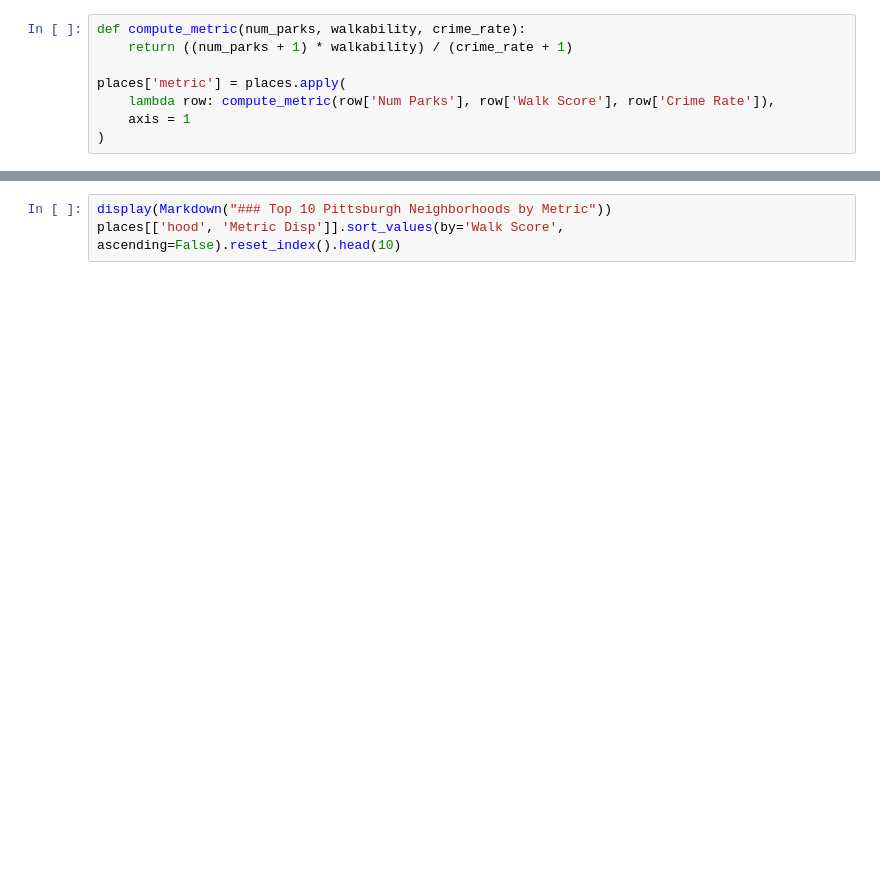
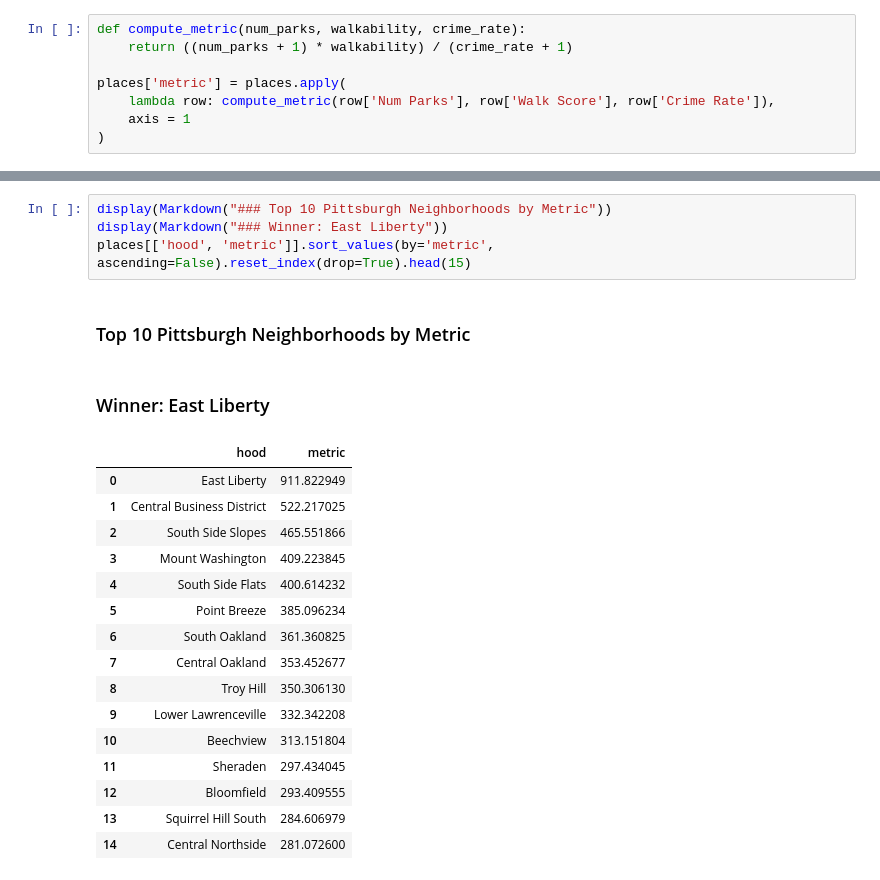
Before and after one commit to WampiFlampi/GNU-plus-Project, a Jupyter notebook: notebooks/Proj.ipynb, the cells around one changed output, grey strips where cells are left out. Drawn from its saved outputs; the diff is of its cells as text; blank space fills up the shorter version.

```diff
--- a/notebooks/Proj.ipynb
+++ b/notebooks/Proj.ipynb
@@ -79,4 +222,24 @@ display(metric_map)
 [interactive output not drawn]
 # %%
 display(Markdown("### Top 10 Pittsburgh Neighborhoods by Metric"))
-places[['hood', 'Metric Disp']].sort_values(by='Walk Score', ascending=False).reset_index().head(10)
+display(Markdown("### Winner: East Liberty"))
+places[['hood', 'metric']].sort_values(by='metric', ascending=False).reset_index(drop=True).head(15)
+# %% [output]
+### Top 10 Pittsburgh Neighborhoods by Metric
+### Winner: East Liberty
+|  | hood | metric |
+| 0 | East Liberty | 911.822949 |
+| 1 | Central Business District | 522.217025 |
+| 2 | South Side Slopes | 465.551866 |
+| 3 | Mount Washington | 409.223845 |
+| 4 | South Side Flats | 400.614232 |
+| 5 | Point Breeze | 385.096234 |
+| 6 | South Oakland | 361.360825 |
+| 7 | Central Oakland | 353.452677 |
+| 8 | Troy Hill | 350.306130 |
+| 9 | Lower Lawrenceville | 332.342208 |
+| 10 | Beechview | 313.151804 |
+| 11 | Sheraden | 297.434045 |
+| 12 | Bloomfield | 293.409555 |
+| 13 | Squirrel Hill South | 284.606979 |
+| 14 | Central Northside | 281.072600 |
```
Also changed, not shown: parts of 16 cells of this notebook, 1 other file.
